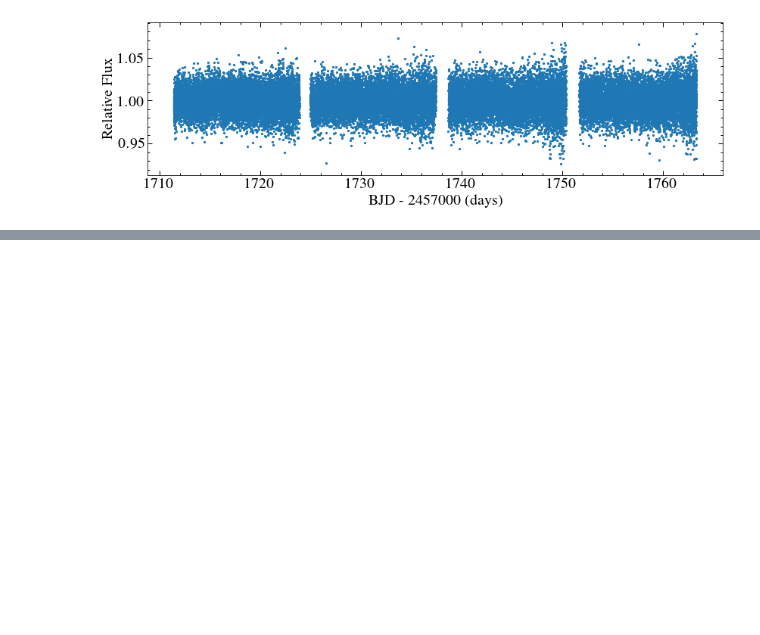
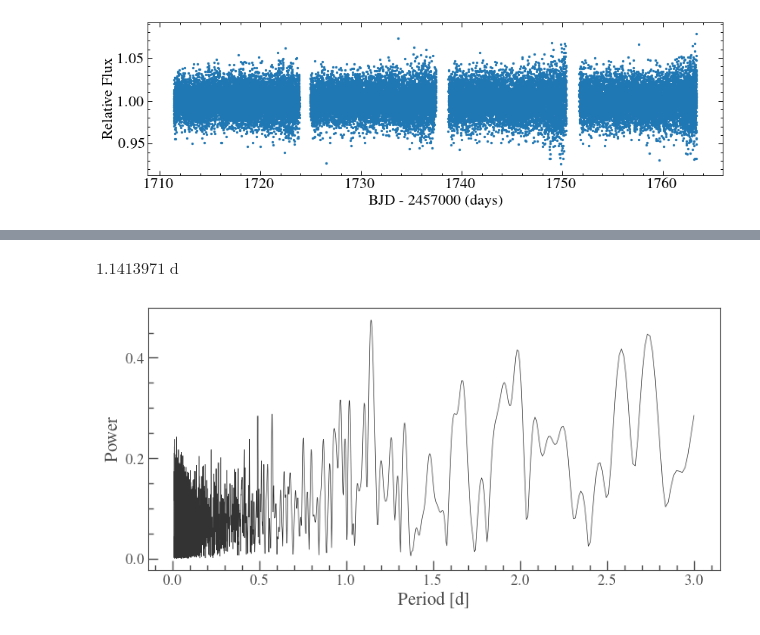
Before and after one commit to davidjwilson/GD394-Tess, a Jupyter notebook: combined_lc.ipynb, the cells around one changed output, grey strips where cells are left out. Saved outputs shown, nothing was run; the diff lists cells and outputs as text; code cells hidden in the pictures; blank space fills up the shorter version.

Commit message:
started period fitting

```diff
--- a/combined_lc.ipynb
+++ b/combined_lc.ipynb
@@ -57,0 +65,8 @@ plt.savefig('plots/gd394_tess_lc.pdf', dpi=150)
+# %%
+pgn = lc.to_periodogram(oversample_factor=10,minimum_period=0.01*u.day, maximum_period=3*u.day)
+pgn.plot()
+#lcn.fold(1.1416479).bin(600).errorbar();
+pgn.period_at_max_power
+# %% [output]
+$1.1413971 \; \mathrm{d}$
+[figure, added]
```
Also changed, not shown: parts of 8 cells of this notebook, 2 other files.
